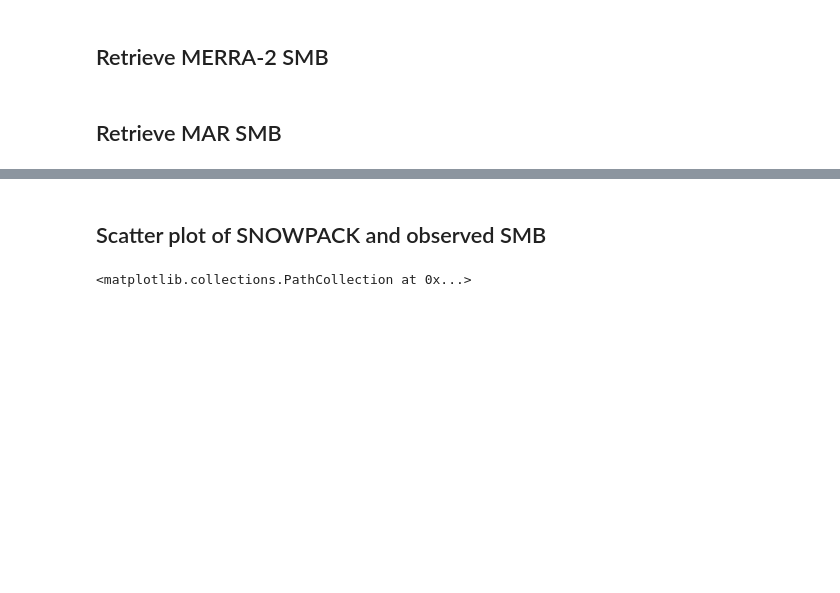
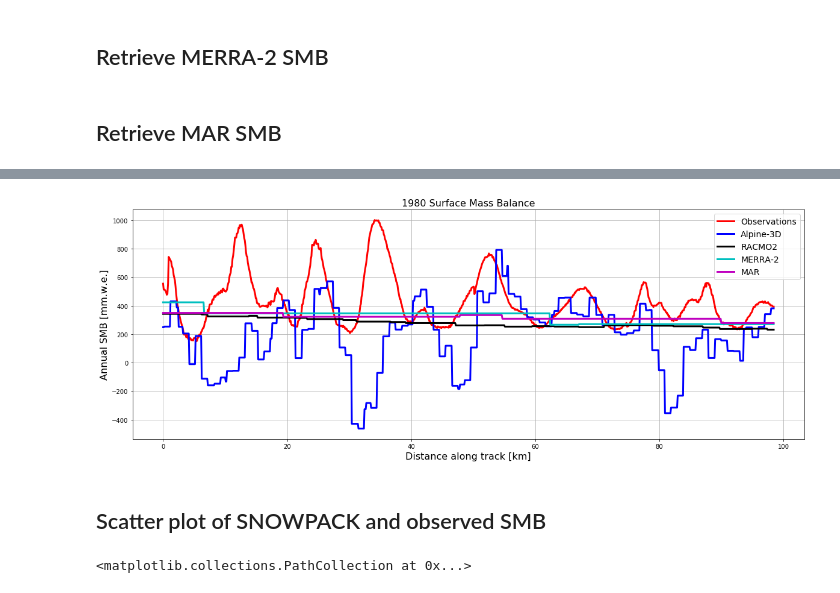
Before and after one commit to EricKeenan/SNOWPACK_WAIS, a Jupyter notebook: analysis/Modelled_vs_observed_SMB.ipynb, the cells around one changed output, grey strips where cells are left out. Drawn from its saved outputs; the diff is of its cells as text; code cells hidden in the pictures; blank space fills up the shorter version.

```diff
--- a/analysis/Modelled_vs_observed_SMB.ipynb
+++ b/analysis/Modelled_vs_observed_SMB.ipynb
@@ -196,0 +198,81 @@ MAR_obs = MAR_obs.values.diagonal()
+# %%
+# Indices to plot
+ind0 = 1000
+indf = 2000
+indices = np.arange(ind0, indf)
+
+# Gradient of topography
+# topo_gradient = np.gradient(dem_obs[indices])
+
+# Calculate SNOWPACK multiplicative factor
+# By how many timesteps have run
+# hy = 24*365 # Hours in a year
+# snowpack_factor = hy / len(ds['time'])
+
+# Have the same mean as observations
+# snowpack_factor = 1000 * obs_accumulation[indices].mean() / SNOWPACK_SMB[indices].mean()
+# M2_factor = 1000 * obs_accumulation[indices].mean() / M2_obs[indices].mean()
+# R2_factor = 1000 * obs_accumulation[indices].mean() / R2_obs[indices].mean()
+# MAR_factor = 1000 * obs_accumulation[indices].mean() / MAR_obs[indices].mean()
+# gradient_factor = 1000 * obs_accumulation[indices].mean() / topo_gradient.mean()
+
+# # Constant factor
+snowpack_factor = 1
+M2_factor = 1
+R2_factor = 1
+MAR_factor = 1
+gradient_factor = 1
+
+# Calculate distance along track (dat)
+dat = np.zeros(len(indices)); dat[:] = np.nan
+x0 = obs_X[ind0]; y0 = obs_Y[ind0]
+count = -1 # Add hock index counter
+
+for j in range(ind0, indf):
+    count = count + 1
+    dat[count] = np.sqrt(np.square(obs_X[j] - x0) + np.square(obs_Y[j] - y0)) / 1000
+
+# Plot
+fig, ax1 = plt.subplots(figsize=(20,7))
+plt.plot(dat, 1000*obs_accumulation[indices], 'r', label='Observations', linewidth=3)
+plt.plot(dat, snowpack_factor*SNOWPACK_SMB[indices], 'b', label='Alpine-3D', linewidth=3)
+plt.plot(dat, R2_factor * R2_obs[indices], 'k', label='RACMO2', linewidth=3)
+plt.plot(dat, M2_factor * M2_obs[indices], 'c', label='MERRA-2', linewidth=3)
+plt.plot(dat, MAR_factor * MAR_obs[indices], 'm', label='MAR', linewidth=3)
+plt.legend(fontsize=14)
+plt.grid()
+plt.ylabel("Annual SMB [mm.w.e.]", fontsize=16)
+plt.xlabel("Distance along track [km]", fontsize=16)
+plt.title("1980 Surface Mass Balance", fontsize=16)
+plt.savefig('SMB_Transect.pdf', format='pdf', dpi=100)
+
+# # Plot elevation
+# plt.figure(figsize=(15,5))
+# plt.plot(dat, gradient_factor * topo_gradient, label="Elevation")
+# plt.xlabel("Distance along track [km]")
+# plt.ylabel("Elevation [m]")
+
+# Print mean along track
+print("Mean Observations")
+print("    " + str(1000 * obs_accumulation[indices].mean()))
+print()
+
+print("Mean Alpine-3D")
+print("    " + str(snowpack_factor*SNOWPACK_SMB[indices].mean()))
+print("    Alpine-3D Factor = " + str(snowpack_factor))
+print()
+
+print("Mean MERRA-2")
+print("    " + str(M2_factor*M2_obs[indices].mean()))
+print("    MERRA-2 Factor = " + str(M2_factor))
+print()
+
+print("Mean RACMO2")
+print("    " + str(R2_factor*np.mean(R2_obs[indices])))
+print("    RACMO2 Factor = " + str(R2_factor))
+print()
+
+print("Mean MAR")
+print("    " + str(MAR_factor*np.mean(MAR_obs[indices])))
+print("    MAR Factor = " + str(MAR_factor))
+# %% [output]
@@ -197,3 +297,4 @@ MAR_obs = MAR_obs.values.diagonal()
+[figure, added]
 # %% [markdown]
 ## Scatter plot of SNOWPACK and observed SMB
 # %%
```
Also changed, not shown: parts of 12 cells of this notebook, 5 other files.
